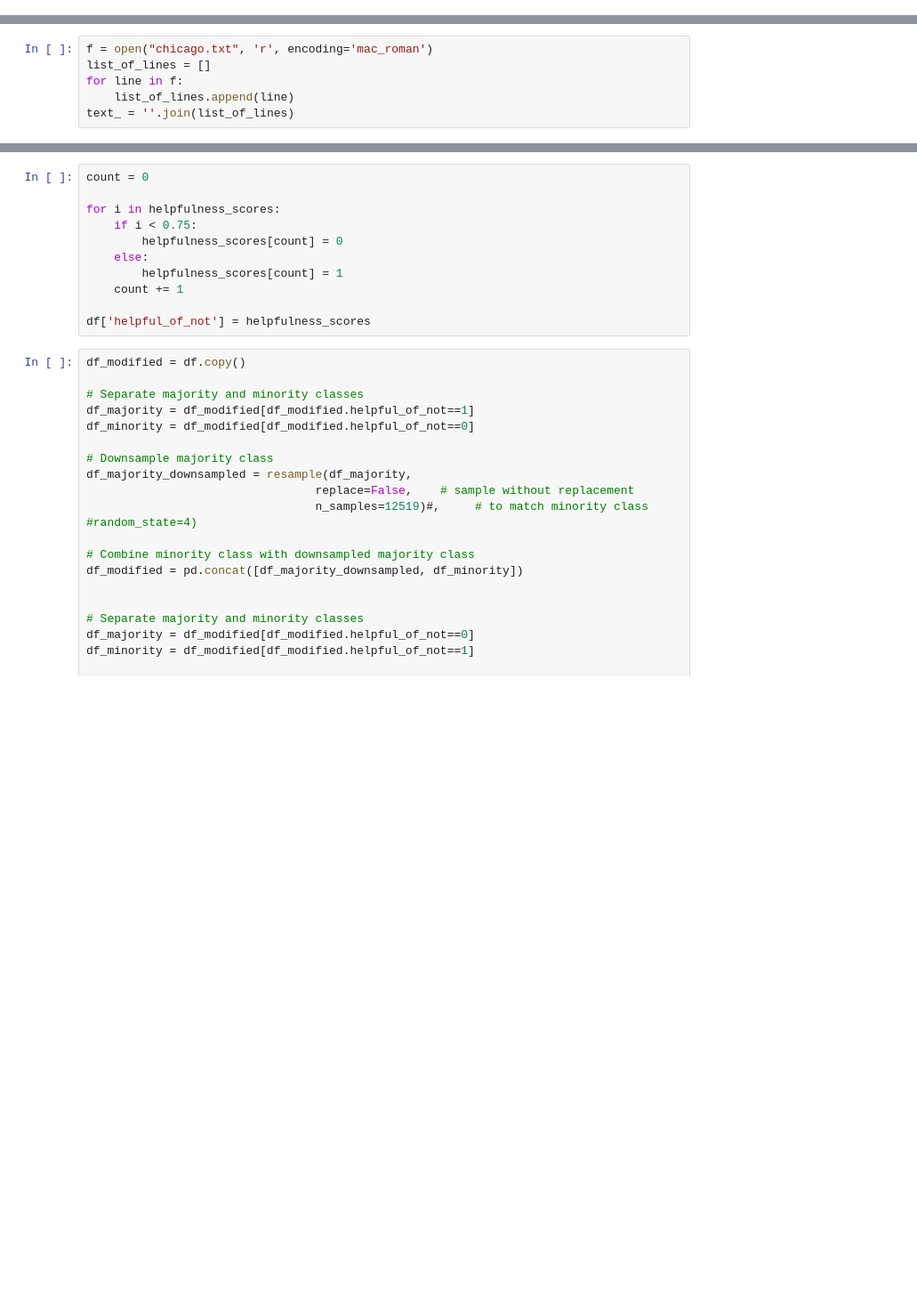
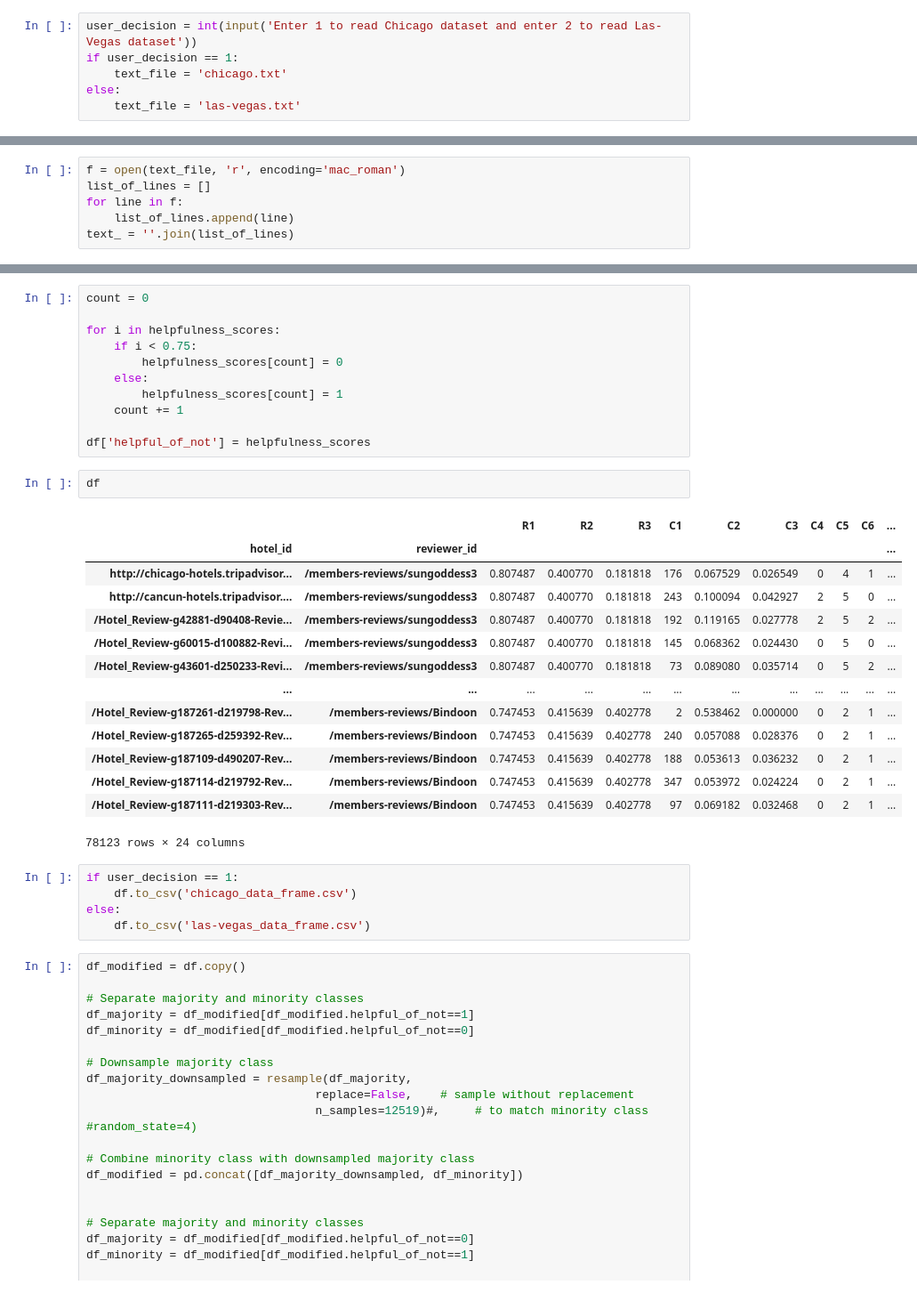
Before and after one commit to hessio/FYP, a Jupyter notebook: Data Preprocessing.ipynb, the cells around one changed output, grey strips where cells are left out. Shown at 89% size. Saved outputs shown, nothing was run; the diff lists cells and outputs as text; blank space fills up the shorter version.

Commit message:
added the feature to allow the user to select the dataset they want to use for the classification model

```diff
--- a/Data Preprocessing.ipynb
+++ b/Data Preprocessing.ipynb
@@ -11,3 +11,9 @@ import pickle
 import pandas as pd
 from sklearn.utils import resample
 import statistics
+# %%
+user_decision = int(input('Enter 1 to read Chicago dataset and enter 2 to read Las-Vegas dataset'))
+if user_decision == 1:
+    text_file = 'chicago.txt'
+else:
+    text_file = 'las-vegas.txt'
@@ -14,5 +22,5 @@ import statistics
 # %%
-f = open("chicago.txt", 'r', encoding='mac_roman')
+f = open(text_file, 'r', encoding='mac_roman')
 list_of_lines = []
 for line in f:
     list_of_lines.append(line)
@@ -536,6 +548,28 @@ for i in helpfulness_scores:
     count += 1
 
 df['helpful_of_not'] = helpfulness_scores
+# %%
+df
+# %% [output]
+|  |  | R1 | R2 | R3 | C1 | C2 | C3 | C4 | C5 | C6 | ... |
+| hotel_id | reviewer_id |  |  |  |  |  |  |  |  |  | ... |
+| http://chicago-hotels.tripadvisor... | /members-reviews/sungoddess3 | 0.807487 | 0.400770 | 0.181818 | 176 | 0.067529 | 0.026549 | 0 | 4 | 1 | ... |
+| http://cancun-hotels.tripadvisor.... | /members-reviews/sungoddess3 | 0.807487 | 0.400770 | 0.181818 | 243 | 0.100094 | 0.042927 | 2 | 5 | 0 | ... |
+| /Hotel_Review-g42881-d90408-Revie... | /members-reviews/sungoddess3 | 0.807487 | 0.400770 | 0.181818 | 192 | 0.119165 | 0.027778 | 2 | 5 | 2 | ... |
+| /Hotel_Review-g60015-d100882-Revi... | /members-reviews/sungoddess3 | 0.807487 | 0.400770 | 0.181818 | 145 | 0.068362 | 0.024430 | 0 | 5 | 0 | ... |
+| /Hotel_Review-g43601-d250233-Revi... | /members-reviews/sungoddess3 | 0.807487 | 0.400770 | 0.181818 | 73 | 0.089080 | 0.035714 | 0 | 5 | 2 | ... |
+| ... | ... | ... | ... | ... | ... | ... | ... | ... | ... | ... | ... |
+| /Hotel_Review-g187261-d219798-Rev... | /members-reviews/Bindoon | 0.747453 | 0.415639 | 0.402778 | 2 | 0.538462 | 0.000000 | 0 | 2 | 1 | ... |
+| /Hotel_Review-g187265-d259392-Rev... | /members-reviews/Bindoon | 0.747453 | 0.415639 | 0.402778 | 240 | 0.057088 | 0.028376 | 0 | 2 | 1 | ... |
+| /Hotel_Review-g187109-d490207-Rev... | /members-reviews/Bindoon | 0.747453 | 0.415639 | 0.402778 | 188 | 0.053613 | 0.036232 | 0 | 2 | 1 | ... |
+| /Hotel_Review-g187114-d219792-Rev... | /members-reviews/Bindoon | 0.747453 | 0.415639 | 0.402778 | 347 | 0.053972 | 0.024224 | 0 | 2 | 1 | ... |
+| /Hotel_Review-g187111-d219303-Rev... | /members-reviews/Bindoon | 0.747453 | 0.415639 | 0.402778 | 97 | 0.069182 | 0.032468 | 0 | 2 | 1 | ... |
+78123 rows × 24 columns
+# %%
+if user_decision == 1:
+    df.to_csv('chicago_data_frame.csv')
+else:
+    df.to_csv('las-vegas_data_frame.csv')
 # %%
 df_modified = df.copy()
 
```
Also changed, not shown: parts of 7 cells of this notebook, 1 other file.
